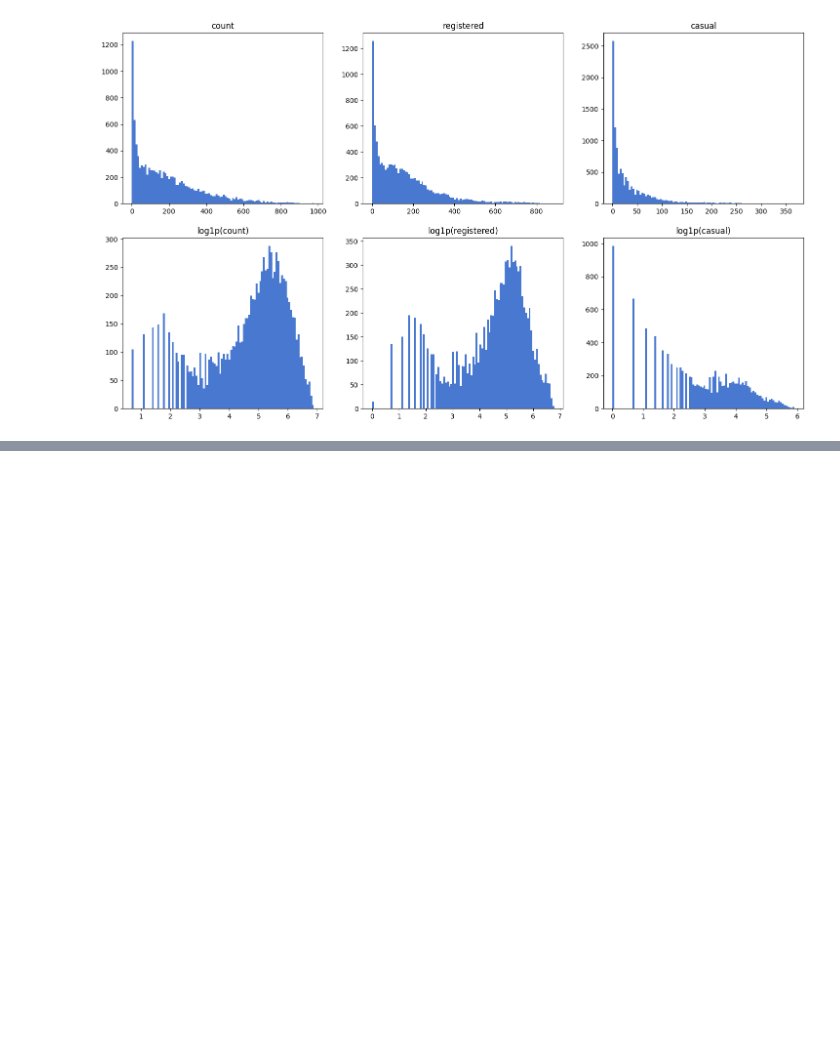
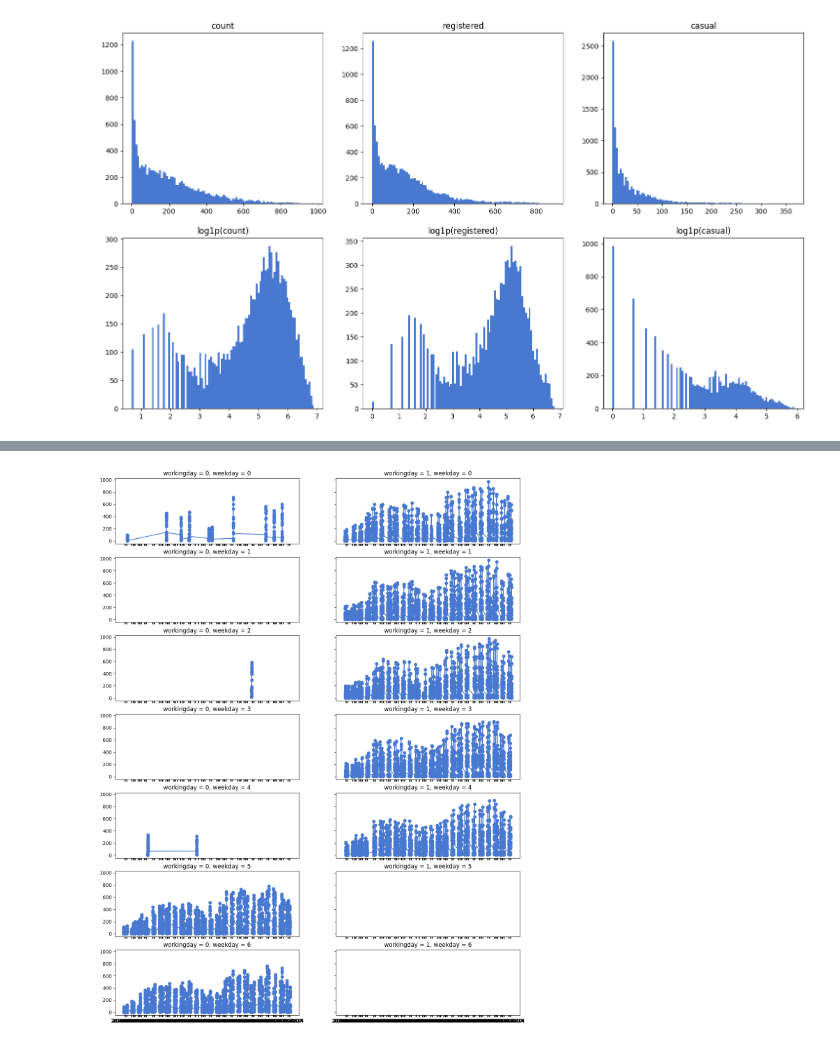
Before and after one commit to ryo-i1/bike, a Jupyter notebook: bike_analysis.ipynb, the cells around one changed output, grey strips where cells are left out. Drawn from its saved outputs; the diff is of its cells as text; code cells hidden in the pictures; blank space fills up the shorter version.

```diff
--- a/bike_analysis.ipynb
+++ b/bike_analysis.ipynb
@@ -378,0 +396,19 @@ plt.show()
+# %%
+# plot count by time spend
+# separate by workingday
+# separate by weekday
+
+df_w = df.loc[:, ['count', 'registered', 'casual', 'workingday', 'weekday', 'hour']]
+
+fig, axes = plt.subplots(7, 2, figsize=(15, 20), sharex=True, sharey=True)
+for i in df_w.loc[:, 'workingday'].unique().tolist():
+    for j in df_w.loc[:, 'weekday'].unique().tolist():
+        df_w_i = df_w.loc[(df_w['workingday'] == i), :]
+        df_w_i = df_w_i.loc[(df_w_i['weekday'] == j), :]
+
+        axes[j, i].plot(df_w_i.index, df_w_i.loc[:, ['count']], ls='-', marker='o', label='count')
+        axes[j, i].set_title('workingday = {}, weekday = {}'.format(i, j))
+        axes[j, i].set_xticks(df_w_i.index, )
+plt.show()
+# %% [output]
+[figure, added]
```
Also changed, not shown: parts of 3 cells of this notebook, 3 other files.
